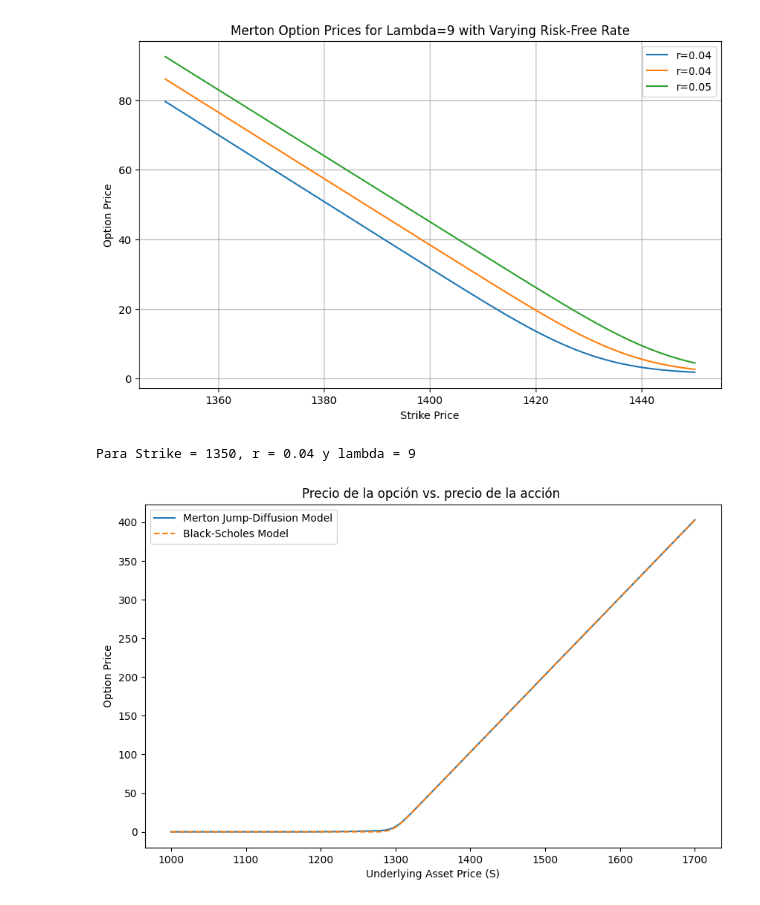
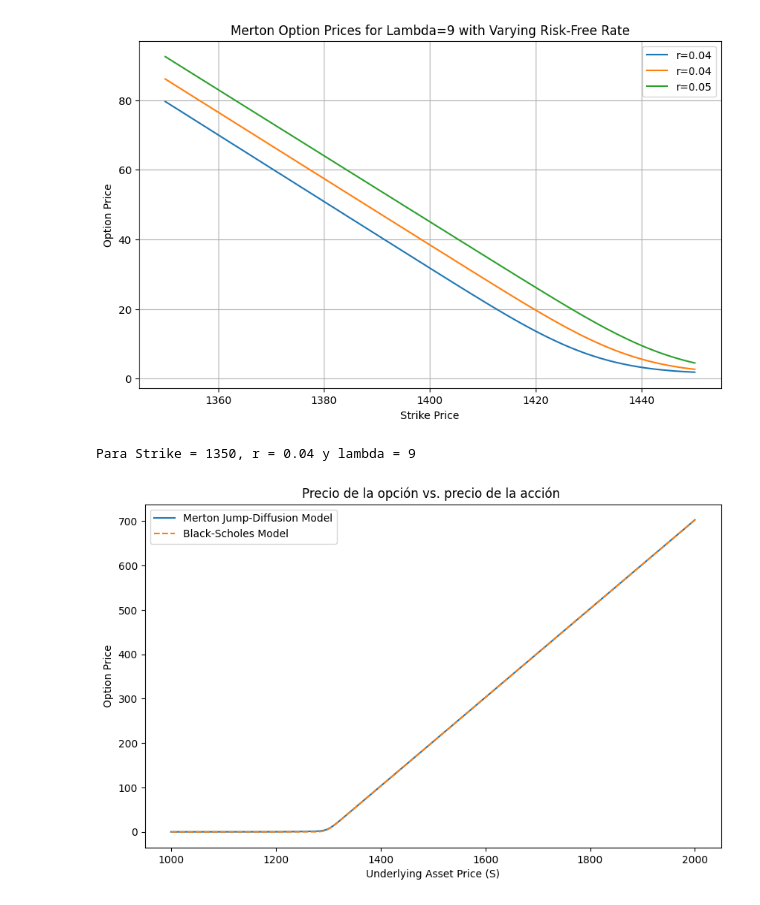
Before and after one commit to angiellanos/Merton_con_procesos_difusi-n_con_saltos, a Jupyter notebook: Modelos_de_Merton_con_saltos.ipynb, the cells around one changed output. Drawn from its saved outputs; the diff is of its cells as text; code cells hidden in the pictures.

```diff
--- a/Modelos_de_Merton_con_saltos.ipynb
+++ b/Modelos_de_Merton_con_saltos.ipynb
@@ -635,26 +635,26 @@ plt.show()
 [figure]
 # %%
 # Graficar el precio de la opción respecto del precio del activo subyacente
-S_values = np.linspace(1000, 1700, 1000)  # Rango de precios del activo subyacente
+S_values = np.linspace(1000, 2000, 1000)  # Rango de precios del activo subyacente
 merton_prices = []
 bs_prices = []
 
 print(f"Para Strike = {K_values[0]}, r = {r_values[0]} y lambda = {lambda_values[0]}")
 
 for S in S_values:
     merton_price = merton_jump_call(S, K_values[0], r_values[0], new_std, lambda_values[0]/250, v_std)
     bs_price = black_scholes_call(S, K_values[0], tau, r_values[0], new_std)
     merton_prices.append(merton_price)
     bs_prices.append(bs_price)
 
 plt.figure(figsize=(10, 6))
 plt.plot(S_values, merton_prices, label='Merton Jump-Diffusion Model')
 plt.plot(S_values, bs_prices, linestyle='--', label='Black-Scholes Model')
 plt.xlabel('Underlying Asset Price (S)')
 plt.ylabel('Option Price')
 plt.title('Precio de la opción vs. precio de la acción ')
 plt.legend()
 plt.show()
 # %% [output]
 Para Strike = 1350, r = 0.04 y lambda = 9
-[figure, old version]
+[figure, new version]
```
